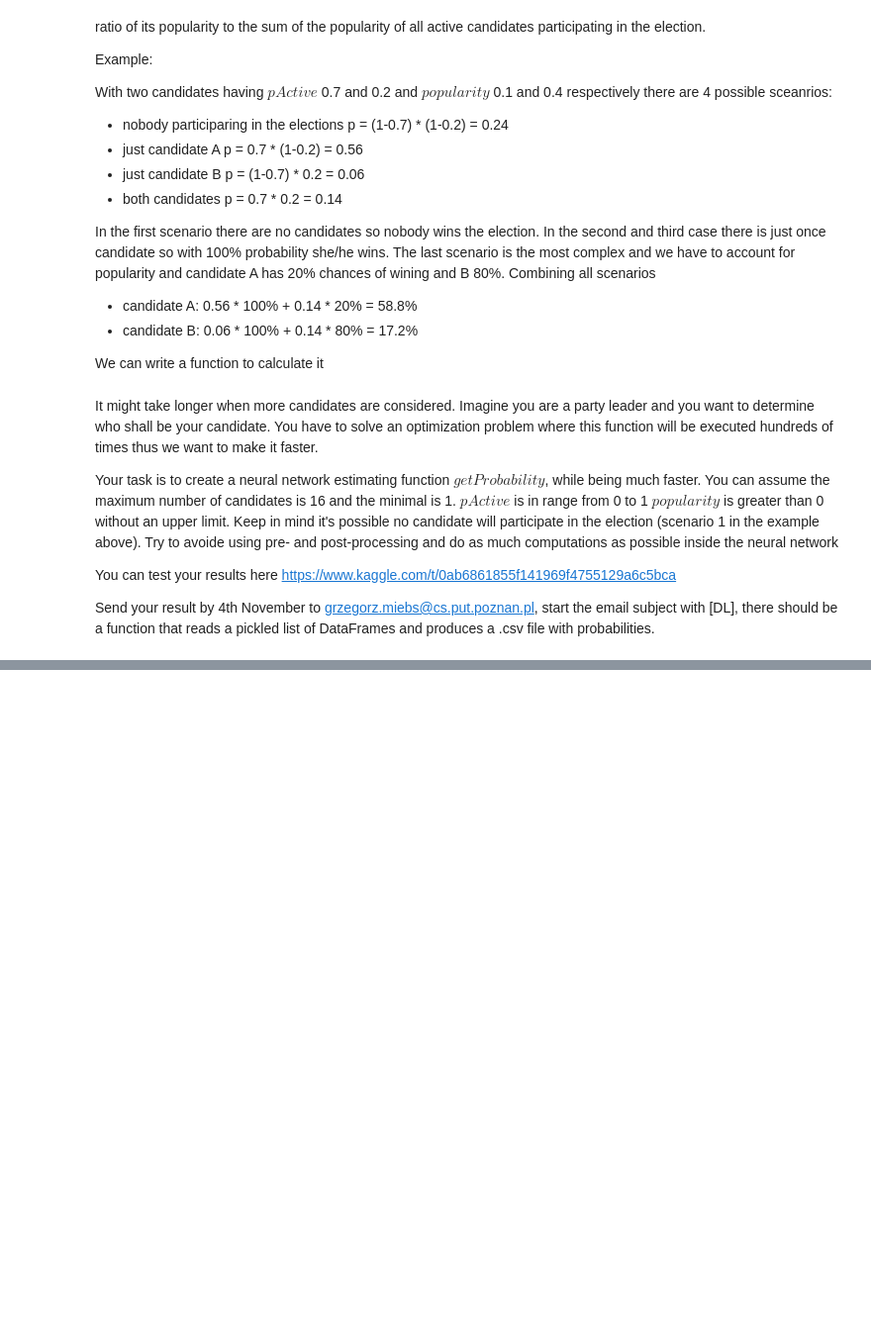
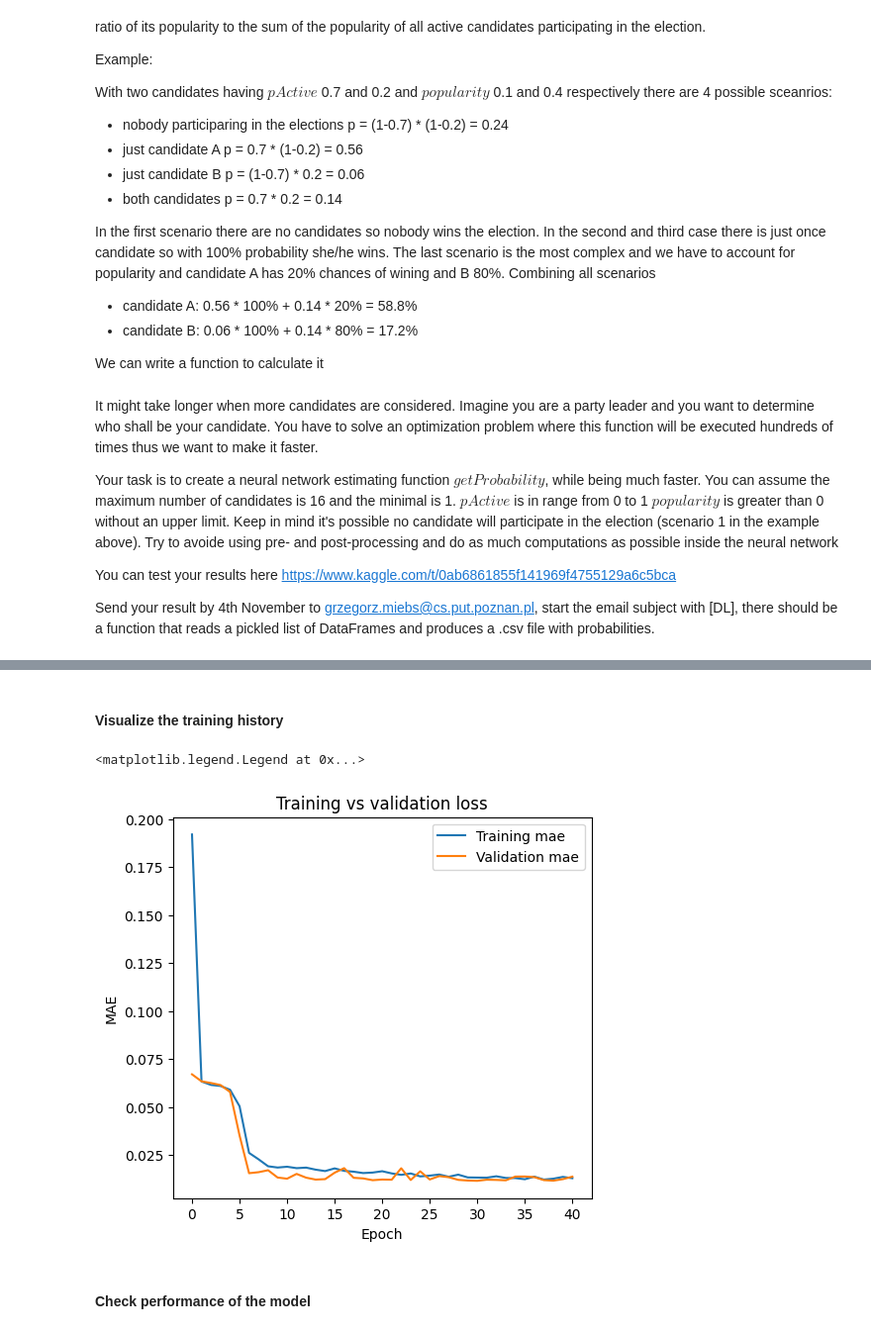
Before and after one commit to Bialkasss/DeepLearning, a Jupyter notebook: Lab1DL.ipynb, the cells around one changed output, grey strips where cells are left out. Shown at 99% size. Drawn from its saved outputs; the diff is of its cells as text; code cells hidden in the pictures; blank space fills up the shorter version.

Commit message:
Prediction model, around 80% accuracy

```diff
--- a/Lab1DL.ipynb
+++ b/Lab1DL.ipynb
@@ -610,0 +645,13 @@ in/output size. propper output acivation that will model probability not summing
+# %%
+np.random.seed(44)
+num_rows = 1000
+X = pd.DataFrame({
+    'pActive': np.random.rand(num_rows),  # Random values between 0 and 1
+    'popularity': np.random.rand(num_rows)   # Random values for popularity (0 to 100)
+}).values
+
+
+train_gen = DataGenerator(X[:int(0.8*num_rows)], batch_size=16, shuffle=False)
+val_gen = DataGenerator(X[int(0.8*num_rows):], batch_size=16, shuffle=False)
+# print(train_gen.__getitem__(0))
+# print(val_gen.__getitem__(0))
@@ -610,0 +660,14 @@ in/output size. propper output acivation that will model probability not summing
+# %%
+inputLayer = Input(shape=(2,), name='input1')
+
+hidden1 = Dense(96, activation='relu')(inputLayer)
+hidden2 = Dense(96, activation='relu')(hidden1)
+dropout1 = Dropout(0.5)(hidden2)
+hidden3 = Dense(48, activation='relu')(dropout1)
+# hidden4 = Dense(8, activation='relu')(hidden3)
+# hidden3 = Dense(4, activation='relu')(hidden2)
+
+output = Dense(1, activation='sigmoid')(hidden3)
+model = Model(inputs=inputLayer, outputs=output)
+
+model.compile(optimizer=Adam(learning_rate=0.001), loss='mean_squared_error', metrics=['mae', 'mse'])
@@ -610,0 +676,4 @@ in/output size. propper output acivation that will model probability not summing
+# %%
+early = EarlyStopping(patience=10, restore_best_weights=True, monitor='val_mse')
+
+history = model.fit(train_gen, validation_data=val_gen, epochs=100, batch_size=16, callbacks=[early], verbose=1)
@@ -610,0 +698,21 @@ in/output size. propper output acivation that will model probability not summing
+# %% [markdown]
+#### Visualize the training history
+# %%
+
+plt.figure(figsize=(12, 5))
+
+# Loss Plot
+plt.subplot(1, 2, 1)
+# plt.plot(history.history['loss'], label='Training Loss')
+plt.plot(history.history['mae'], label='Training mae')
+plt.plot(history.history['val_mae'], label='Validation mae')
+# plt.plot(history.history['mse'], label='mse mae')
+plt.title('Training vs validation loss')
+plt.ylabel('MAE')
+plt.xlabel('Epoch')
+plt.legend()
+# %% [output]
+<matplotlib.legend.Legend at 0x...>
+[figure, added]
+# %% [markdown]
+#### Check performance of the model
```
Also changed, not shown: parts of 18 cells of this notebook, 2 other files.
